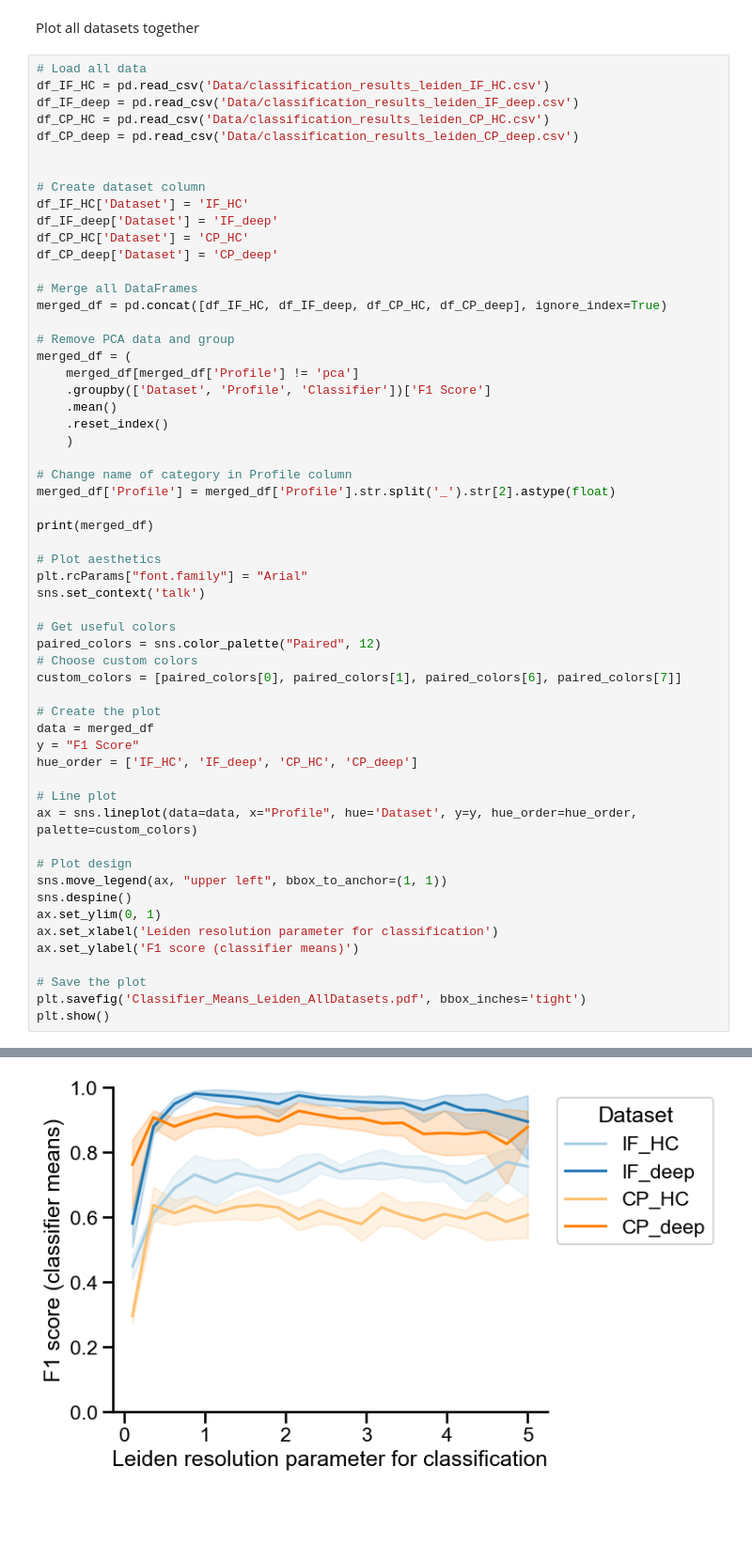
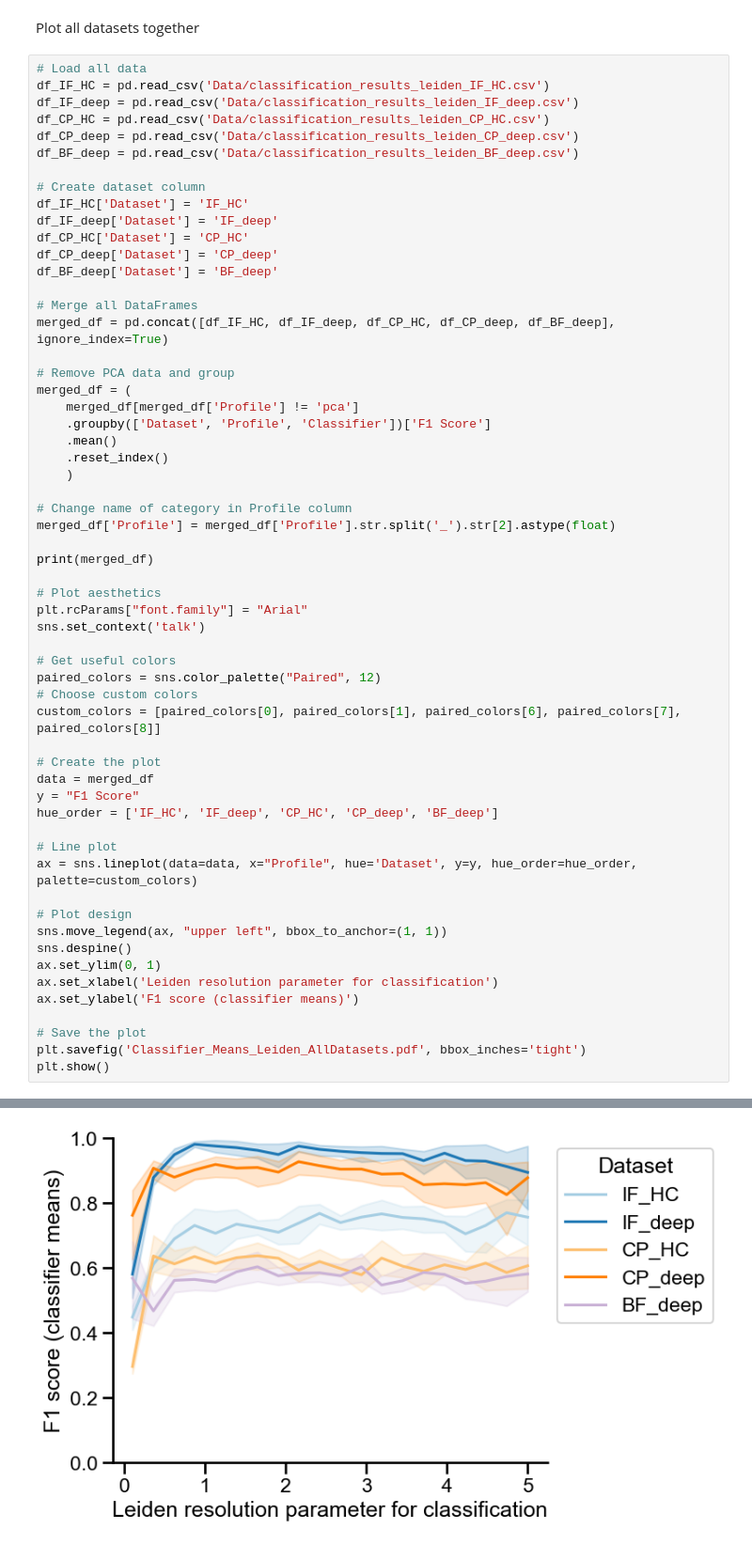
Before and after one commit to Ksilink/microglia-morphological-profiling, a Jupyter notebook: Figures/Fig4/Plotting_Notebook_ML_Leiden.ipynb, the cells around one changed output, grey strips where cells are left out. Shown at 94% size. Drawn from its saved outputs; the diff is of its cells as text; blank space fills up the shorter version.

```diff
--- a/Figures/Fig4/Plotting_Notebook_ML_Leiden.ipynb
+++ b/Figures/Fig4/Plotting_Notebook_ML_Leiden.ipynb
@@ -171,16 +171,17 @@ df_IF_HC = pd.read_csv('Data/classification_results_leiden_IF_HC.csv')
 df_IF_deep = pd.read_csv('Data/classification_results_leiden_IF_deep.csv')
 df_CP_HC = pd.read_csv('Data/classification_results_leiden_CP_HC.csv')
 df_CP_deep = pd.read_csv('Data/classification_results_leiden_CP_deep.csv')
-
+df_BF_deep = pd.read_csv('Data/classification_results_leiden_BF_deep.csv')
 
 # Create dataset column
 df_IF_HC['Dataset'] = 'IF_HC'
 df_IF_deep['Dataset'] = 'IF_deep'
 df_CP_HC['Dataset'] = 'CP_HC'
 df_CP_deep['Dataset'] = 'CP_deep'
+df_BF_deep['Dataset'] = 'BF_deep'
 
 # Merge all DataFrames
-merged_df = pd.concat([df_IF_HC, df_IF_deep, df_CP_HC, df_CP_deep], ignore_index=True)
+merged_df = pd.concat([df_IF_HC, df_IF_deep, df_CP_HC, df_CP_deep, df_BF_deep], ignore_index=True)
 
 # Remove PCA data and group
 merged_df = (
@@ -202,12 +203,12 @@ sns.set_context('talk')
 # Get useful colors
 paired_colors = sns.color_palette("Paired", 12)
 # Choose custom colors
-custom_colors = [paired_colors[0], paired_colors[1], paired_colors[6], paired_colors[7]]
+custom_colors = [paired_colors[0], paired_colors[1], paired_colors[6], paired_colors[7], paired_colors[8]]
 
 # Create the plot
 data = merged_df
 y = "F1 Score"
-hue_order = ['IF_HC', 'IF_deep', 'CP_HC', 'CP_deep']
+hue_order = ['IF_HC', 'IF_deep', 'CP_HC', 'CP_deep', 'BF_deep']
 
 # Line plot
 ax = sns.lineplot(data=data, x="Profile", hue='Dataset', y=y, hue_order=hue_order, palette=custom_colors)
@@ -240 +241 @@ plt.show()
-[figure, old version]
+[figure, new version]
```
Also changed, not shown: parts of 7 cells of this notebook, 18 other files.
